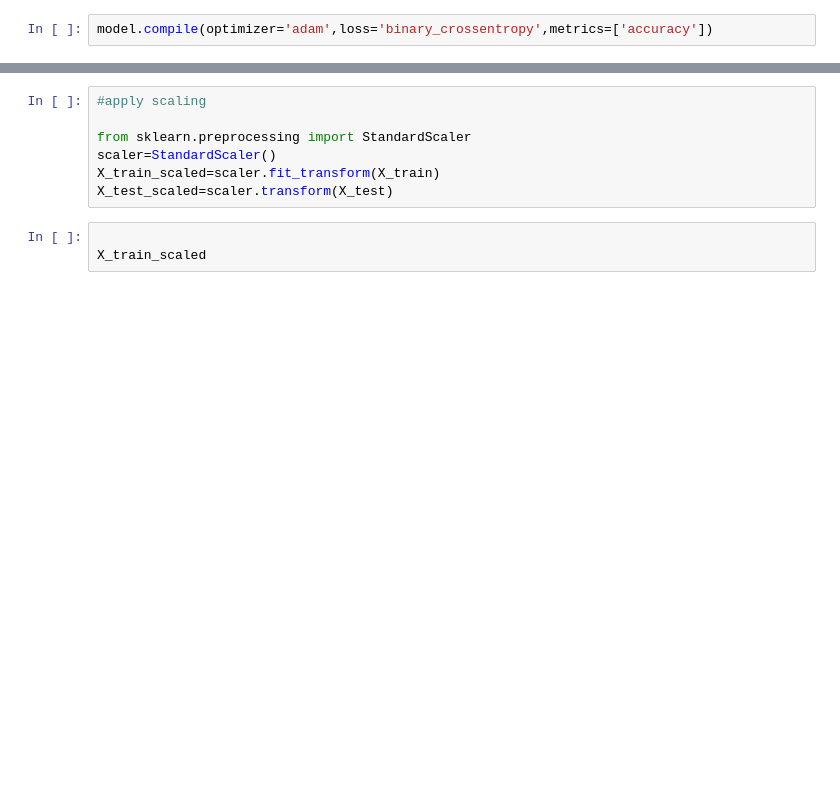
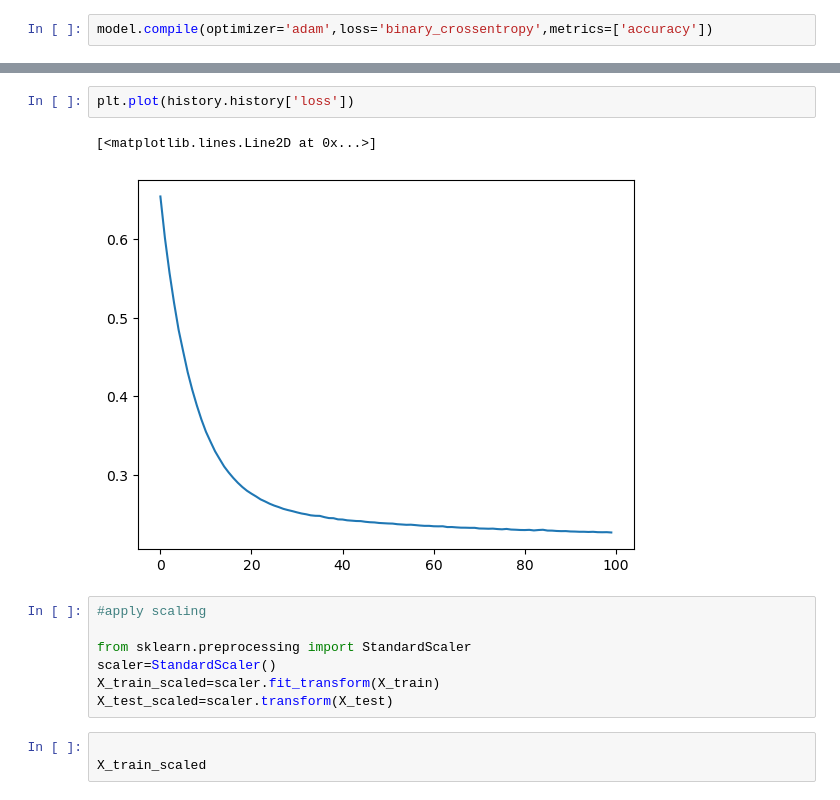
Before and after one commit to MimoHasPurpose/deep_learning, a Jupyter notebook: day21_30/data_scaling.ipynb, the cells around one changed output, grey strips where cells are left out. Saved outputs shown, nothing was run; the diff lists cells and outputs as text; blank space fills up the shorter version.

```diff
--- a/day21_30/data_scaling.ipynb
+++ b/day21_30/data_scaling.ipynb
@@ -80,3 +109,8 @@ plt.plot(history.history['val_accuracy'])
+# %%
+plt.plot(history.history['loss'])
+# %% [output]
+[<matplotlib.lines.Line2D at 0x...>]
+[figure, added]
 # %%
 #apply scaling
 
```
Also changed, not shown: parts of 8 cells of this notebook, 4 other files.
